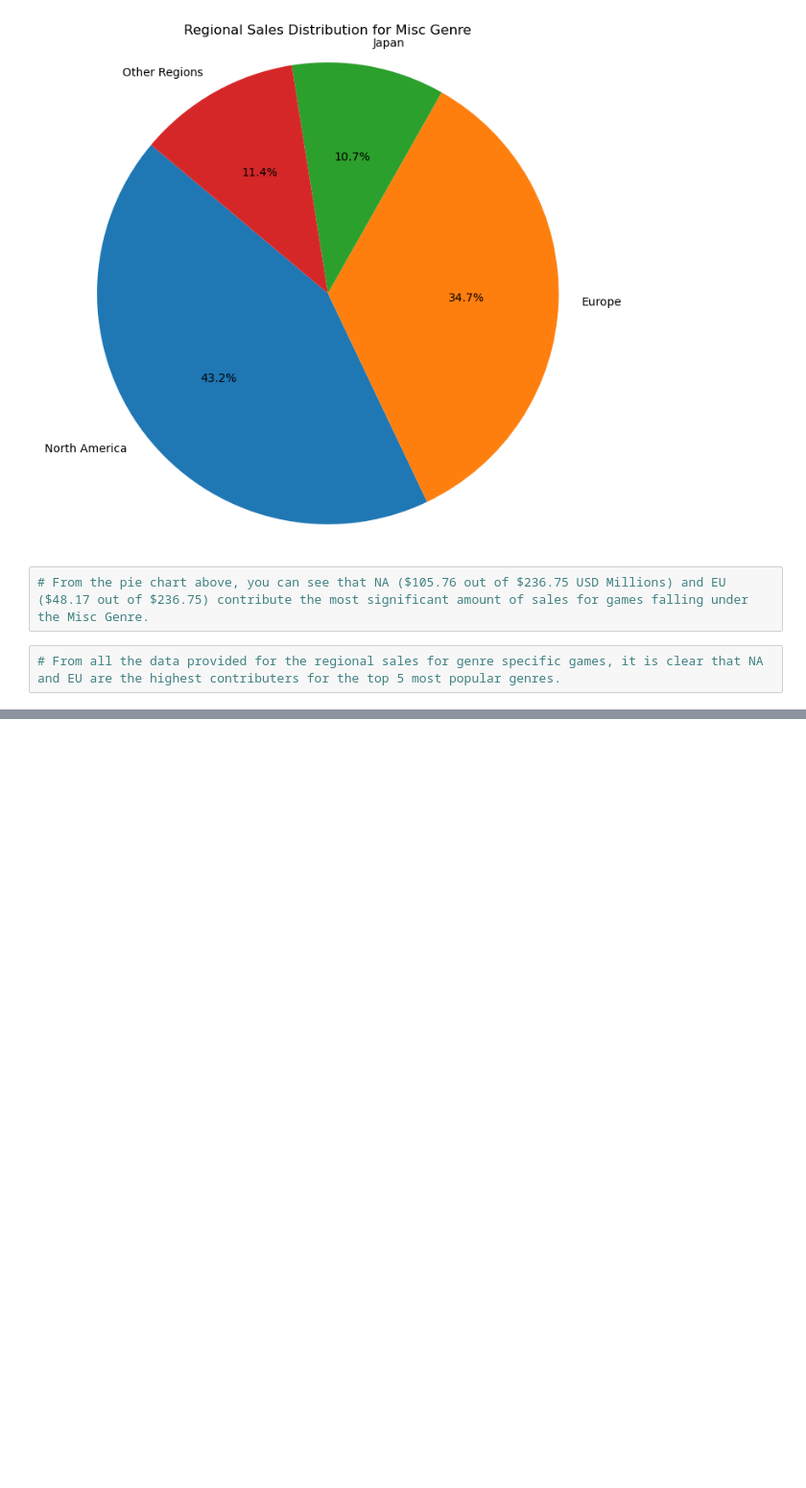
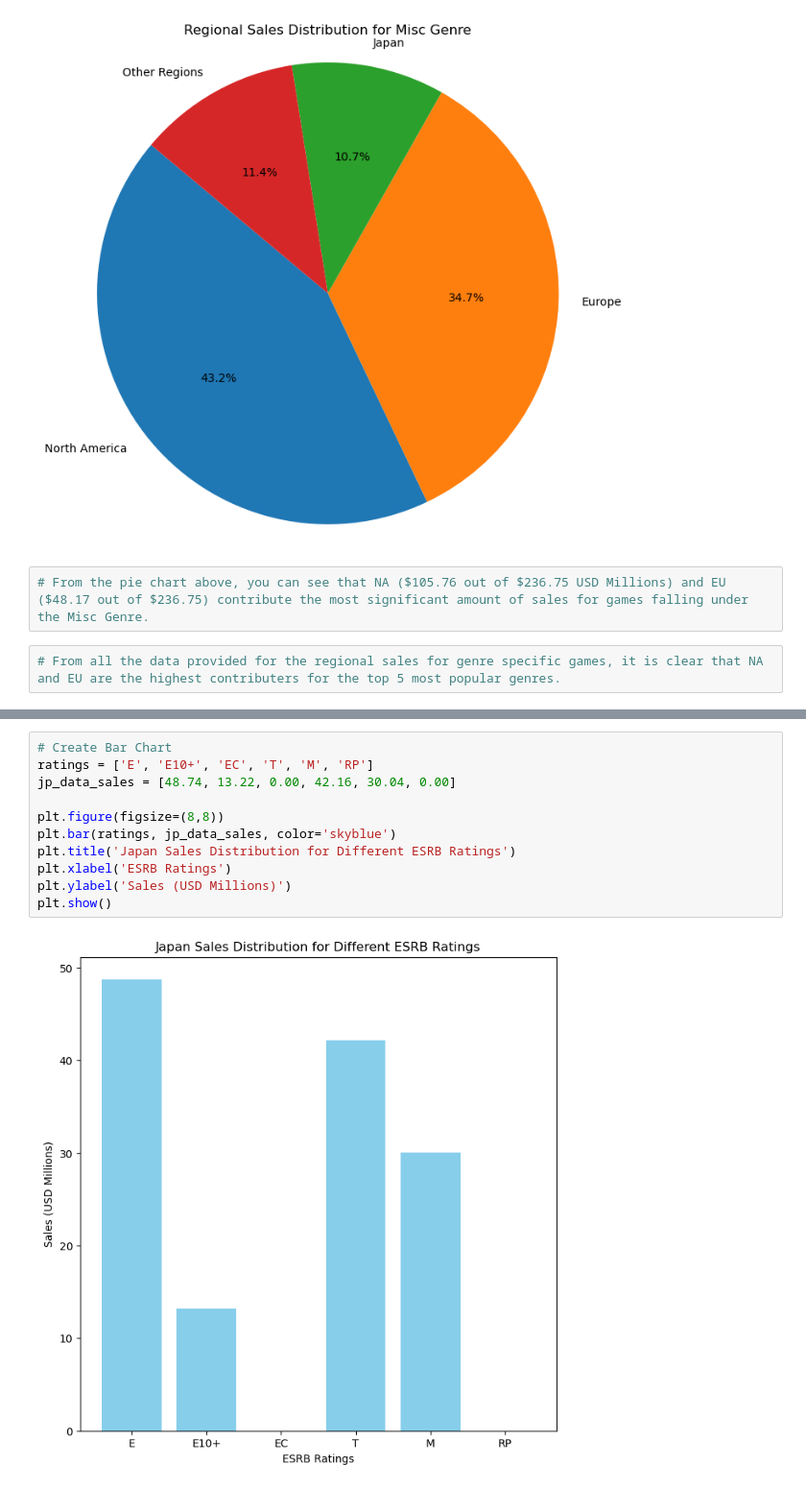
Before and after one commit to michav95/Integrated-Project-1, a Jupyter notebook: notebooks/EDA.ipynb, the cells around one changed output, grey strips where cells are left out. Shown at 96% size. Saved outputs shown, nothing was run; the diff lists cells and outputs as text; blank space fills up the shorter version.

```diff
--- a/notebooks/EDA.ipynb
+++ b/notebooks/EDA.ipynb
@@ -1411,0 +1482,13 @@ plt.show()
+# %%
+# Create Bar Chart
+ratings = ['E', 'E10+', 'EC', 'T', 'M', 'RP']
+jp_data_sales = [48.74, 13.22, 0.00, 42.16, 30.04, 0.00]
+
+plt.figure(figsize=(8,8))
+plt.bar(ratings, jp_data_sales, color='skyblue')
+plt.title('Japan Sales Distribution for Different ESRB Ratings')
+plt.xlabel('ESRB Ratings')
+plt.ylabel('Sales (USD Millions)')
+plt.show()
+# %% [output]
+[figure, added]
```
Also changed, not shown: parts of 6 cells of this notebook.
